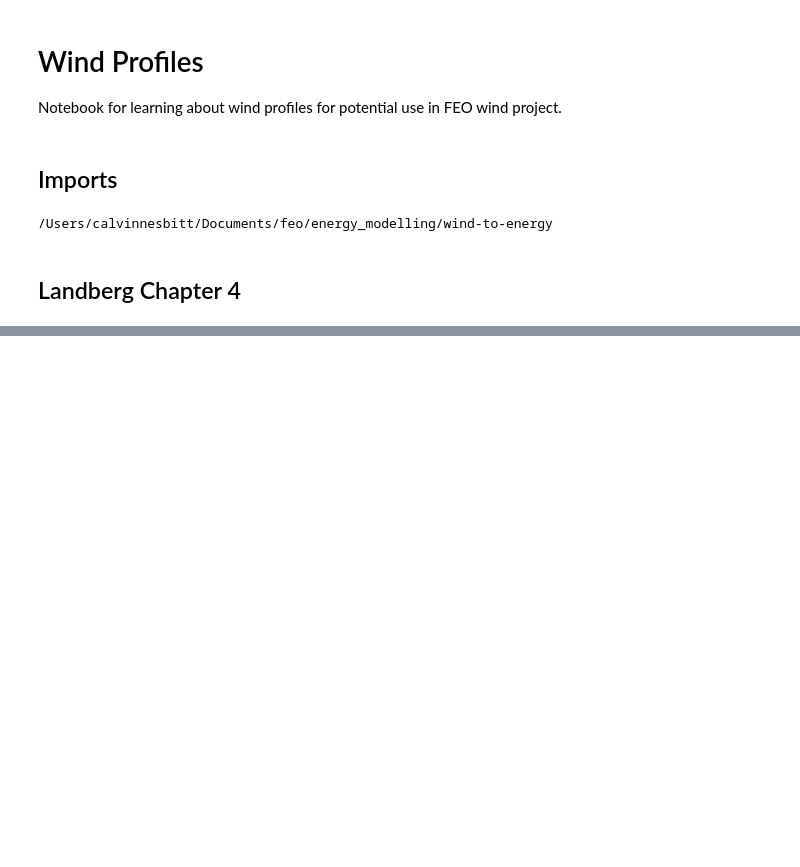
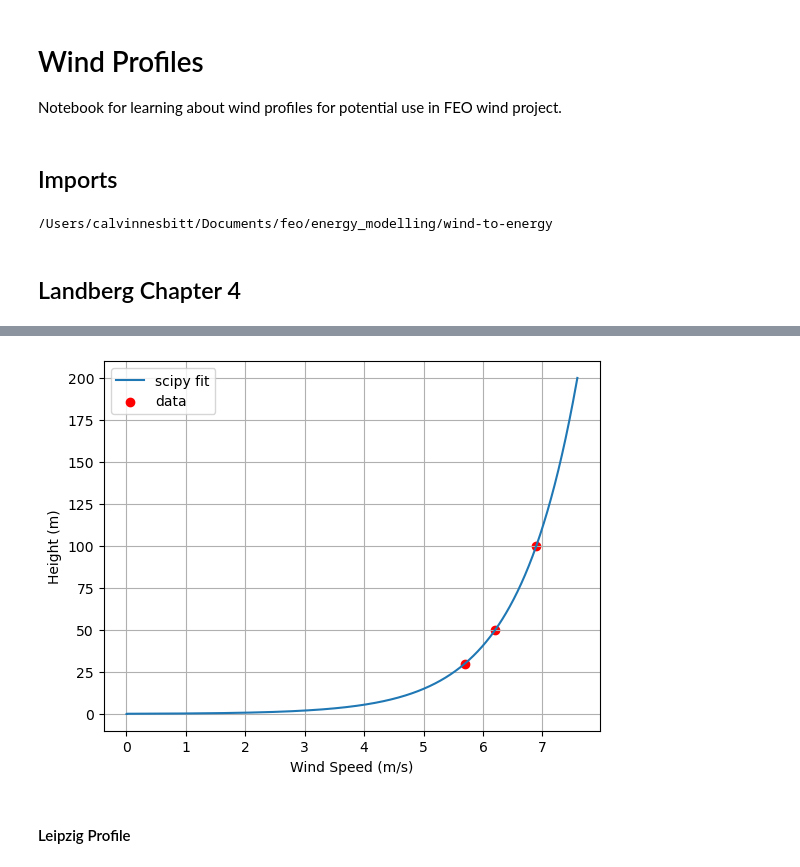
Before and after one commit to CalvinNesbitt/wind2power, a Jupyter notebook: notebooks/wind_profiles.ipynb, the cells around one changed output, grey strips where cells are left out. Cells and saved outputs as stored; diff of their text form; code cells hidden in the pictures; blank space fills up the shorter version.

```diff
--- a/notebooks/wind_profiles.ipynb
+++ b/notebooks/wind_profiles.ipynb
@@ -25,0 +52,18 @@ def log_wind_profile(height, roughness, friction_velocity, vk_const=0.4):
+# %%
+# Measurments
+heights = [30, 50, 100]
+speeds = [5.7, 6.2, 6.9]
+
+estimated_roughness, estimated_friction_velocity = curve_fit(log_wind_profile, heights, speeds)[0]
+
+plt.plot(log_wind_profile(bd_height, roughness=estimated_roughness, friction_velocity=estimated_friction_velocity), bd_height, label='scipy fit')
+plt.scatter(speeds, heights, c='r', label='data')
+plt.ylabel('Height (m)')
+plt.xlabel('Wind Speed (m/s)')
+# plt.yscale('log')
+plt.legend()
+plt.grid()
+# %% [output]
+[figure, added]
+# %% [markdown]
+#### Leipzig Profile
```
Also changed, not shown: parts of 8 cells of this notebook.
